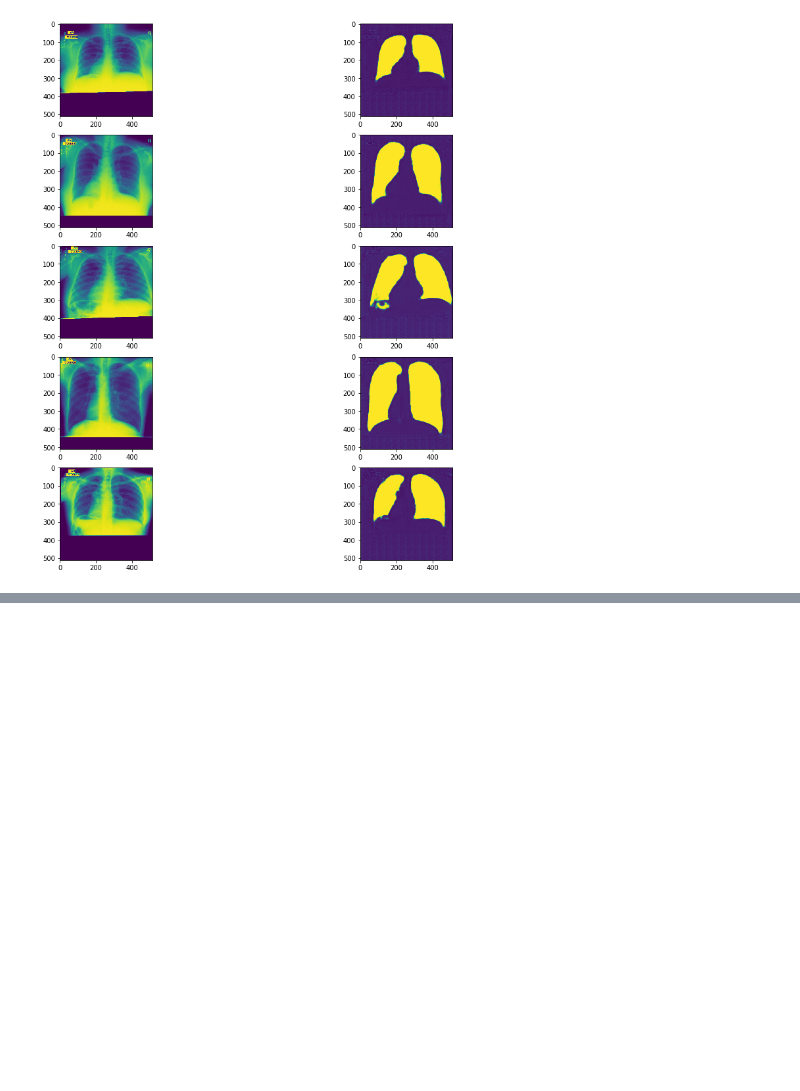
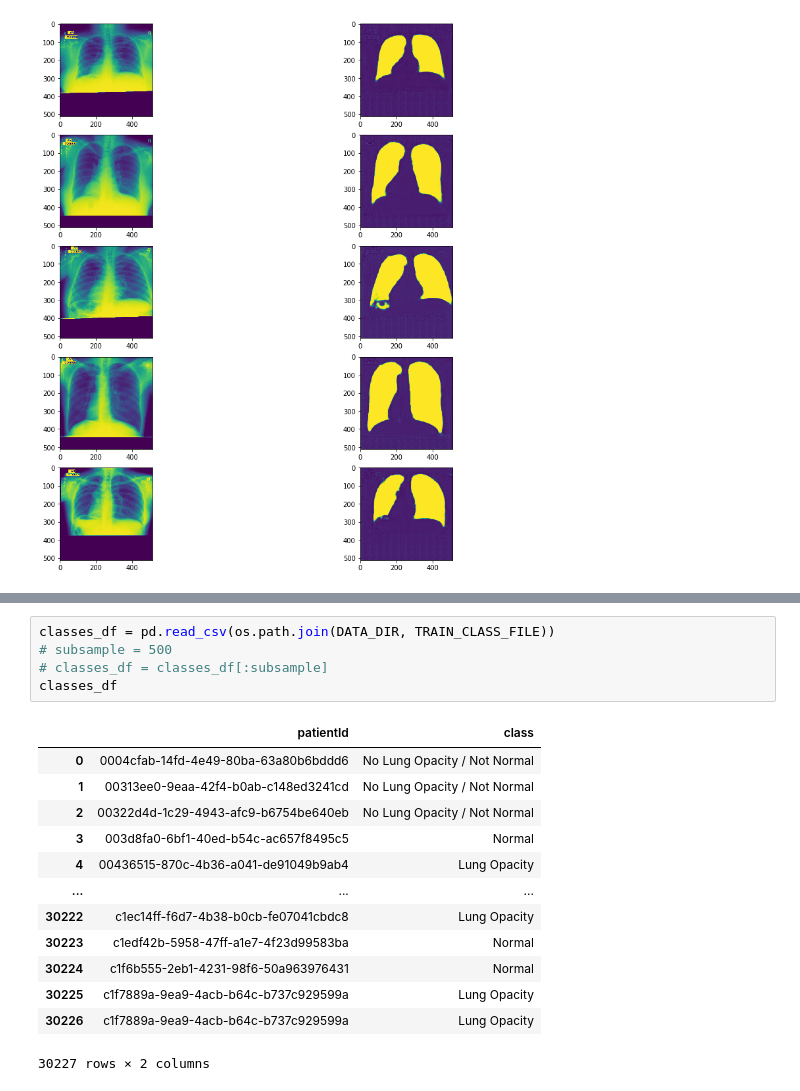
Before and after one commit to LasseNordahl/cs172b-project, a Jupyter notebook: lung-segmentation.ipynb, the cells around one changed output, grey strips where cells are left out. Saved outputs shown, nothing was run; the diff lists cells and outputs as text; blank space fills up the shorter version.

```diff
--- a/lung-segmentation.ipynb
+++ b/lung-segmentation.ipynb
@@ -307,0 +341,19 @@ for i in range(5):
+# %%
+classes_df = pd.read_csv(os.path.join(DATA_DIR, TRAIN_CLASS_FILE))
+# subsample = 500
+# classes_df = classes_df[:subsample]
+classes_df
+# %% [output]
+|  | patientId | class |
+| 0 | 0004cfab-14fd-4e49-80ba-63a80b6bddd6 | No Lung Opacity / Not Normal |
+| 1 | 00313ee0-9eaa-42f4-b0ab-c148ed3241cd | No Lung Opacity / Not Normal |
+| 2 | 00322d4d-1c29-4943-afc9-b6754be640eb | No Lung Opacity / Not Normal |
+| 3 | 003d8fa0-6bf1-40ed-b54c-ac657f8495c5 | Normal |
+| 4 | 00436515-870c-4b36-a041-de91049b9ab4 | Lung Opacity |
+| ... | ... | ... |
+| 30222 | c1ec14ff-f6d7-4b38-b0cb-fe07041cbdc8 | Lung Opacity |
+| 30223 | c1edf42b-5958-47ff-a1e7-4f23d99583ba | Normal |
+| 30224 | c1f6b555-2eb1-4231-98f6-50a963976431 | Normal |
+| 30225 | c1f7889a-9ea9-4acb-b64c-b737c929599a | Lung Opacity |
+| 30226 | c1f7889a-9ea9-4acb-b64c-b737c929599a | Lung Opacity |
+30227 rows × 2 columns
```
Also changed, not shown: parts of 8 cells of this notebook, 9 other files.
